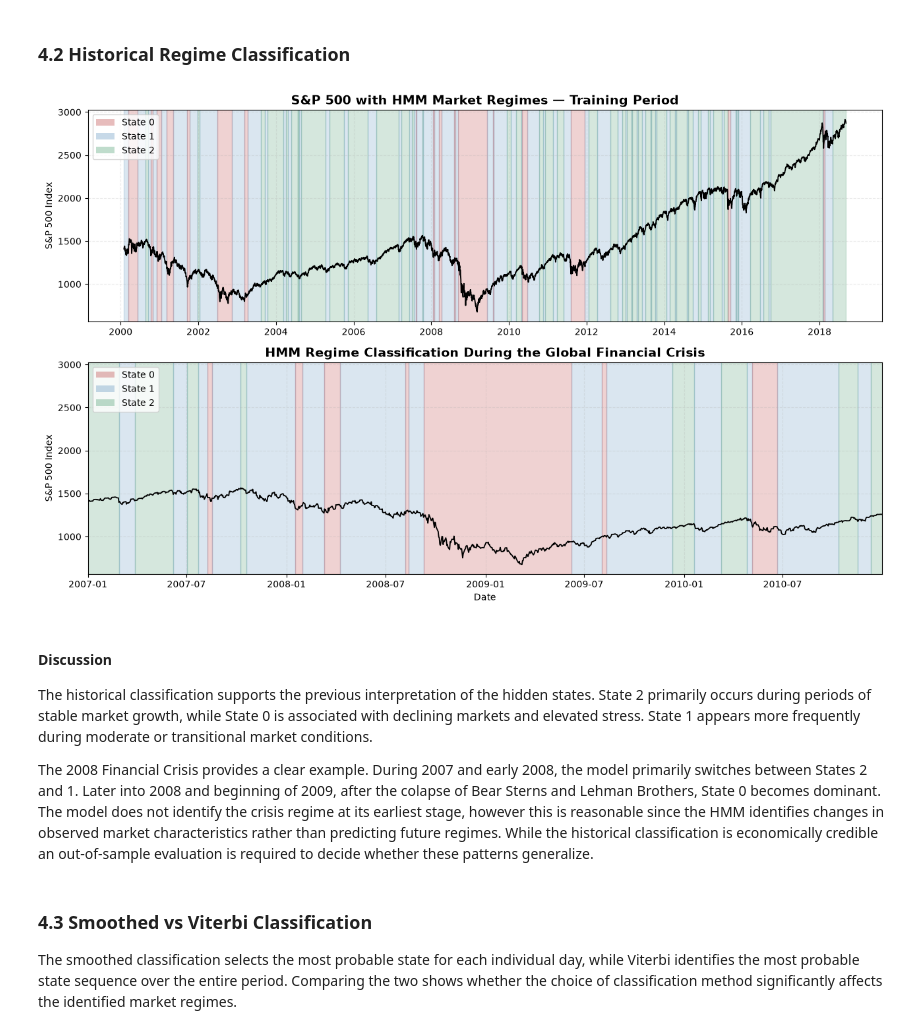
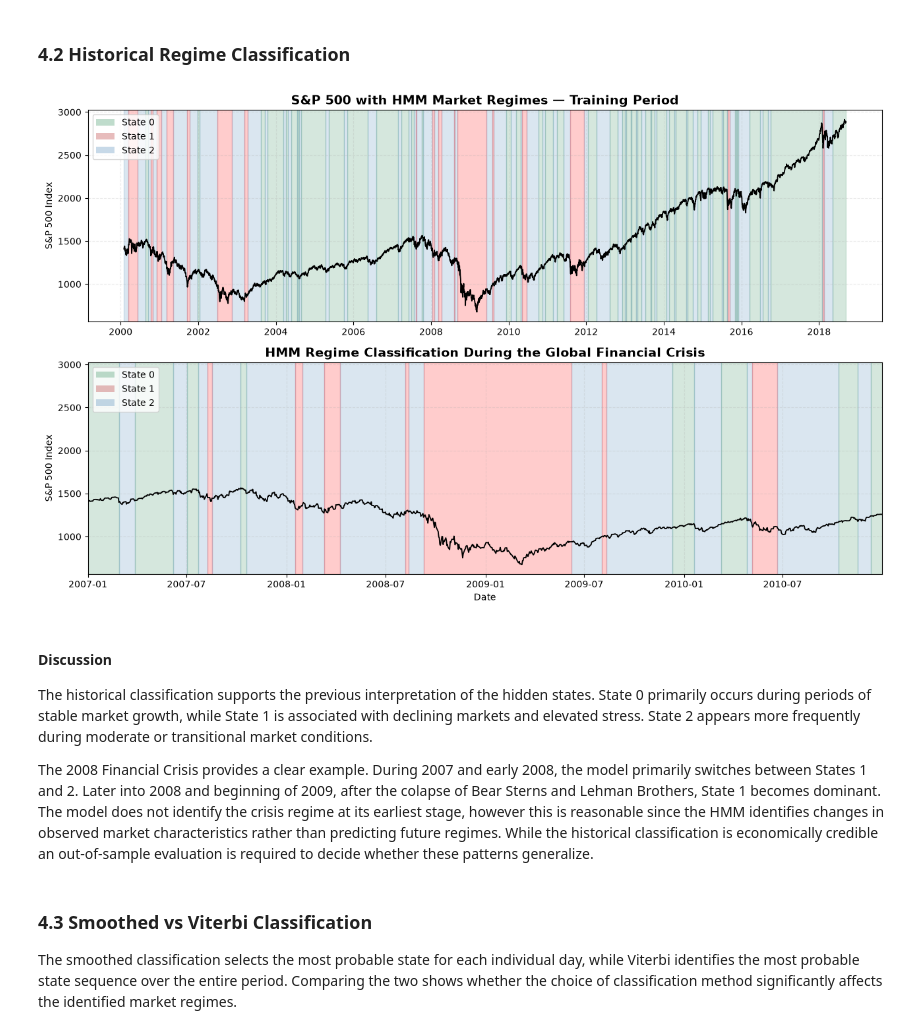
Before and after one commit to Nilsolsson010902/regime-switching-var, a Jupyter notebook: notebooks/03_HMM_Analysis.ipynb, the cells around one changed output. Saved outputs shown, nothing was run; the diff lists cells and outputs as text; code cells hidden in the pictures.

```diff
--- a/notebooks/03_HMM_Analysis.ipynb
+++ b/notebooks/03_HMM_Analysis.ipynb
@@ -342,7 +344,7 @@ from matplotlib.patches import Patch
 
 smoothed_states = np.argmax(HMM.smooth_proba(baseline_X_train),axis=1)
 
-state_colors = {0:"firebrick",1: "steelblue",2: "seagreen"}
+state_colors = {0:"seagreen",1: "red",2: "steelblue"}
 fig, axes = plt.subplots(2, 1, figsize=(13, 8))
 
 
@@ -386,43 +388,44 @@ axes[0].grid(True, linestyle="--", alpha=0.25)
 # --------------------------------------------------
 
 axes[1].plot(dates, sp_price_train, color="black", linewidth=1.3)
 add_regime_background(axes[1], dates, smoothed_states)
 axes[1].set_xlim(pd.Timestamp("2007-01-01"), pd.Timestamp("2010-12-31"))
 axes[1].set_title("HMM Regime Classification During the Global Financial Crisis", fontsize=14, fontweight="bold")
 
 axes[1].set_xlabel("Date")
 axes[1].set_ylabel("S&P 500 Index")
 axes[1].grid(True, linestyle="--", alpha=0.25)
 
 plt.tight_layout()
 
 legend_elements = [
-    Patch(facecolor="firebrick", alpha=0.3, label="State 0"),
-    Patch(facecolor="steelblue", alpha=0.3, label="State 1"),
-    Patch(facecolor="seagreen", alpha=0.3, label="State 2")
+    Patch(facecolor="seagreen", alpha=0.3, label="State 0"),
+    Patch(facecolor="firebrick", alpha=0.3, label="State 1"),
+    Patch(facecolor="steelblue", alpha=0.3, label="State 2"),
+
 ]
 
 axes[0].legend(
     handles=legend_elements,
     loc="upper left",
     frameon=True
 )
 
 axes[1].legend(
     handles=legend_elements,
     loc="upper left",
     frameon=True
 )
 
 plt.show()
 # %% [output]
-[figure, old version]
+[figure, new version]
 # %% [markdown]
 #### Discussion
 
-The historical classification supports the previous interpretation of the hidden states. State 2 primarily occurs during periods of stable market growth, while State 0 is associated with declining markets and elevated stress. State 1 appears more frequently during moderate or transitional market conditions.
+The historical classification supports the previous interpretation of the hidden states. State 0 primarily occurs during periods of stable market growth, while State 1 is associated with declining markets and elevated stress. State 2 appears more frequently during moderate or transitional market conditions.
 
-The 2008 Financial Crisis provides a clear example. During 2007 and early 2008, the model primarily switches between States 2 and 1. Later into 2008 and beginning of 2009, after the colapse of Bear Sterns and Lehman Brothers, State 0 becomes dominant. The model does not identify the crisis regime at its earliest stage, however this is reasonable since the HMM identifies changes in observed market characteristics rather than predicting future regimes. While the historical classification is economically credible an out-of-sample evaluation is required to decide whether these patterns generalize.
+The 2008 Financial Crisis provides a clear example. During 2007 and early 2008, the model primarily switches between States 1 and 2. Later into 2008 and beginning of 2009, after the colapse of Bear Sterns and Lehman Brothers, State 1 becomes dominant. The model does not identify the crisis regime at its earliest stage, however this is reasonable since the HMM identifies changes in observed market characteristics rather than predicting future regimes. While the historical classification is economically credible an out-of-sample evaluation is required to decide whether these patterns generalize.
 # %% [markdown]
 ### 4.3 Smoothed vs Viterbi Classification
 
```
Also changed, not shown: parts of 26 cells of this notebook, 6 other files.
